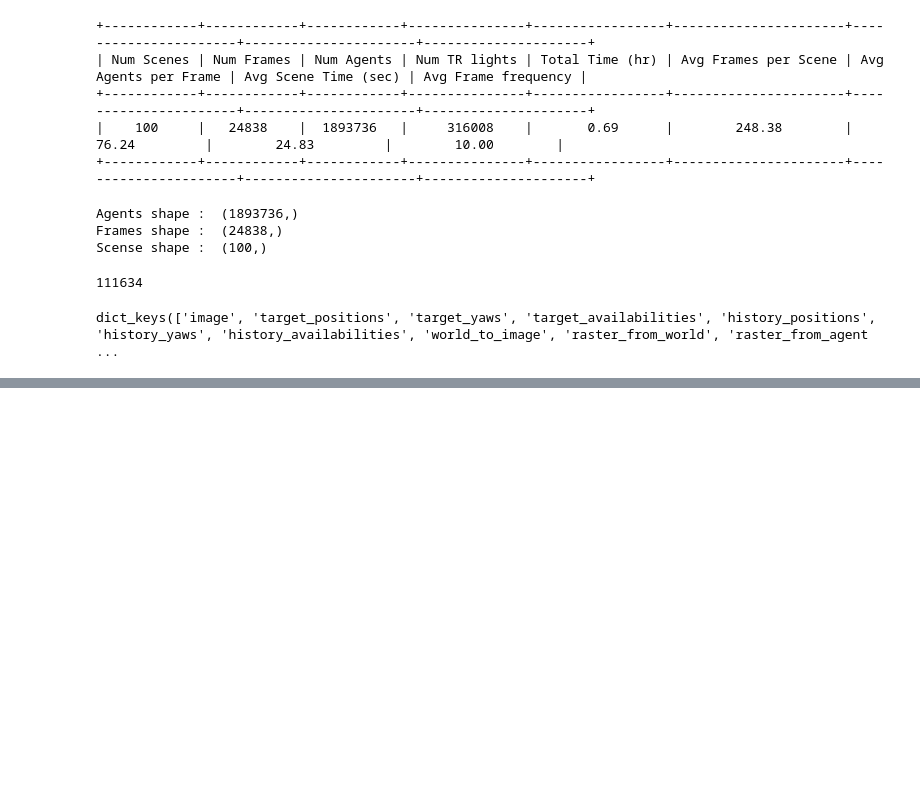
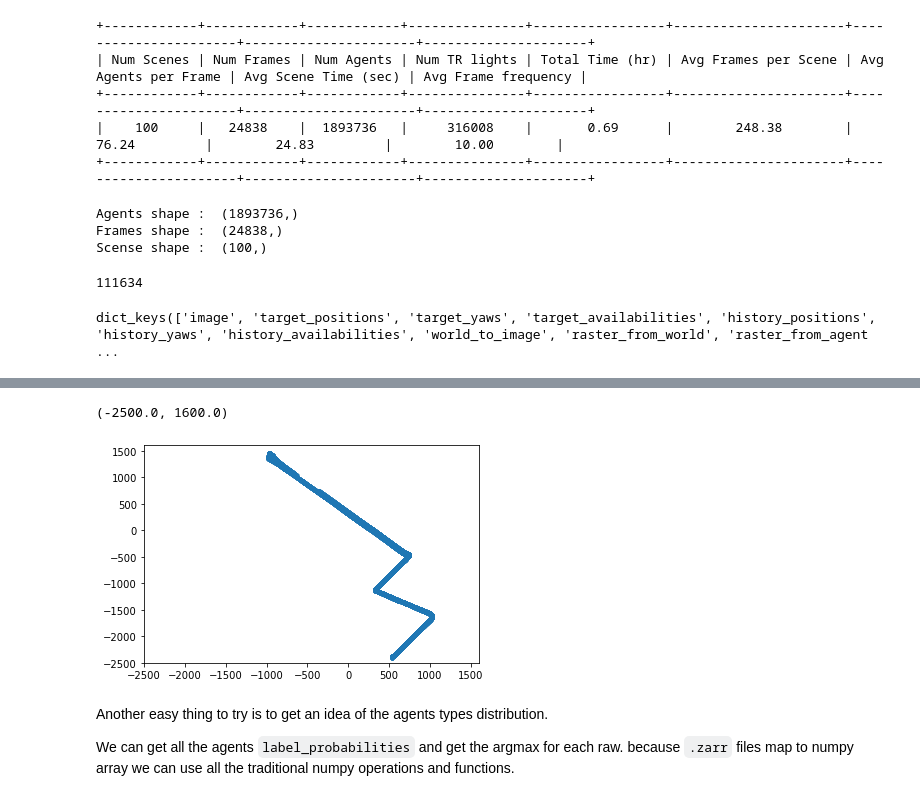
Before and after one commit to suryajayaraman/Lyft_Motion_Prediction_kaggle, a Jupyter notebook: history_future_path_visualisation.ipynb, the cells around one changed output, grey strips where cells are left out. Saved outputs shown, nothing was run; the diff lists cells and outputs as text; code cells hidden in the pictures; blank space fills up the shorter version.

```diff
--- a/history_future_path_visualisation.ipynb
+++ b/history_future_path_visualisation.ipynb
@@ -215,0 +153,2 @@ plot_2d_points(t)
+# %%
+coordinates = sample_zarr.frames["ego_translation"][:, 0:2]
@@ -215,0 +159,12 @@ plot_2d_points(t)
+# %%
+plt.scatter(coordinates[:, 0], coordinates[:, 1], marker='.')
+axes = plt.gca()
+axes.set_xlim([-2500, 1600])
+axes.set_ylim([-2500, 1600])
+# %% [output]
+(-2500.0, 1600.0)
+[figure, added]
+# %% [markdown]
+Another easy thing to try is to get an idea of the agents types distribution.
+
+We can get all the agents `label_probabilities` and get the argmax for each raw. because `.zarr` files map to numpy array we can use all the traditional numpy operations and functions.
```
Also changed, not shown: parts of 88 cells of this notebook, 7 other files.
